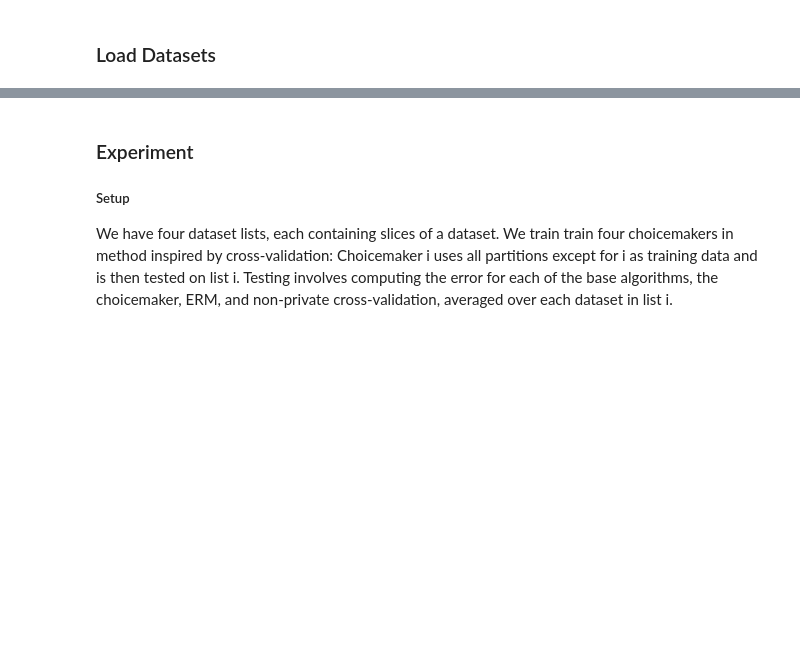
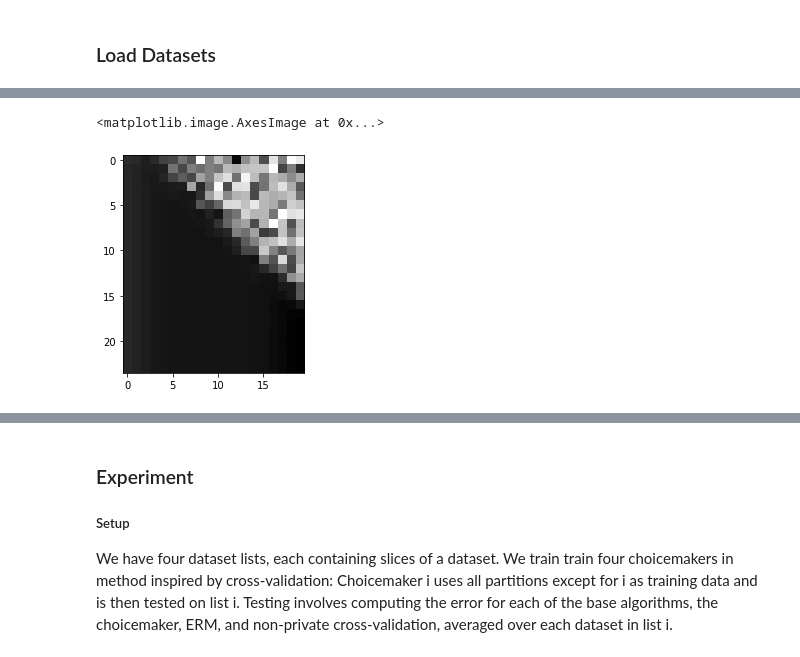
Before and after one commit to jimola/S18_Research, a Jupyter notebook: Python/LogRegChoice.ipynb, the cells around one changed output, grey strips where cells are left out. Drawn from its saved outputs; the diff is of its cells as text; code cells hidden in the pictures; blank space fills up the shorter version.

```diff
--- a/Python/LogRegChoice.ipynb
+++ b/Python/LogRegChoice.ipynb
@@ -210,0 +177,11 @@ clf.fit(X, y)
+# %%
+ld = lending_data[-1]
+lending_perfs = []
+for e in np.exp(range (1, 25)):
+    ld.epsilon = e
+    lending_perfs.append([ DPAlg(C, lending_norm).error(ld) for C in np.exp(range(0, 20))])
+# %%
+plt.imshow( lending_perfs, cmap='Greys')
+# %% [output]
+<matplotlib.image.AxesImage at 0x...>
+[figure, added]
```
Also changed, not shown: parts of 29 cells of this notebook.
